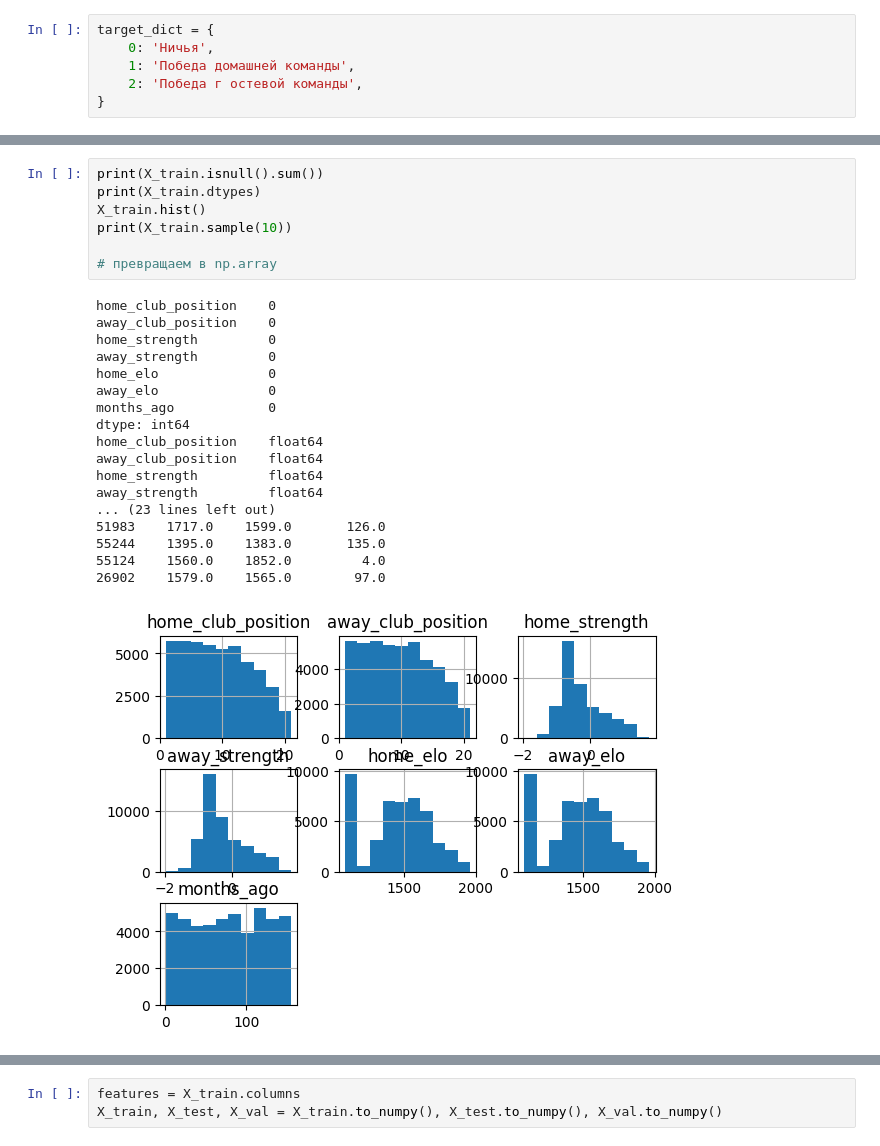
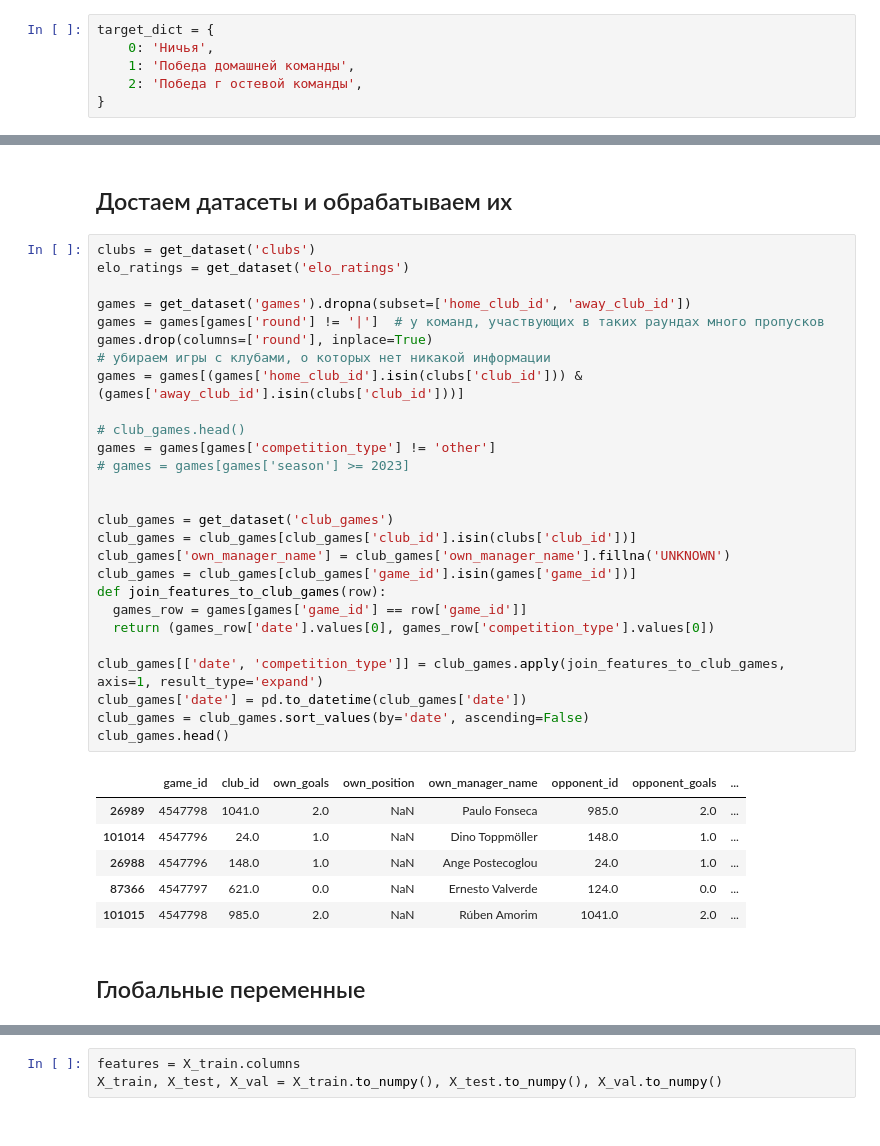
Before and after one commit to konstantin-larin/football-predictor, a Jupyter notebook: Football_Predictor_RCF.ipynb, the cells around one changed output, grey strips where cells are left out. Cells and saved outputs as stored; diff of their text form.

```diff
--- a/Football_Predictor_RCF.ipynb
+++ b/Football_Predictor_RCF.ipynb
@@ -804,26 +135,38 @@ get_object_for_predict, categorical_features, numerical_features, X_train, y_tra
-# %%
-print(X_train.isnull().sum())
-print(X_train.dtypes)
-X_train.hist()
-print(X_train.sample(10))
-
-# превращаем в np.array
-# %% [output]
-home_club_position    0
-away_club_position    0
-home_strength         0
-away_strength         0
-home_elo              0
-away_elo              0
-months_ago            0
-dtype: int64
-home_club_position    float64
-away_club_position    float64
-home_strength         float64
-away_strength         float64
-... (23 lines left out)
-51983    1717.0    1599.0       126.0
-55244    1395.0    1383.0       135.0
-55124    1560.0    1852.0         4.0
-26902    1579.0    1565.0        97.0
-[figure, removed]
+# %% [markdown]
+## Достаем датасеты и обрабатываем их
+# %%
+clubs = get_dataset('clubs')
+elo_ratings = get_dataset('elo_ratings')
+
+games = get_dataset('games').dropna(subset=['home_club_id', 'away_club_id'])
+games = games[games['round'] != '|']  # у команд, участвующих в таких раундах много пропусков
+games.drop(columns=['round'], inplace=True)
+# убираем игры с клубами, о которых нет никакой информации
+games = games[(games['home_club_id'].isin(clubs['club_id'])) & (games['away_club_id'].isin(clubs['club_id']))]
+
+# club_games.head()
+games = games[games['competition_type'] != 'other']
+# games = games[games['season'] >= 2023]
+
+
+club_games = get_dataset('club_games')
+club_games = club_games[club_games['club_id'].isin(clubs['club_id'])]
+club_games['own_manager_name'] = club_games['own_manager_name'].fillna('UNKNOWN')
+club_games = club_games[club_games['game_id'].isin(games['game_id'])]
+def join_features_to_club_games(row):
+  games_row = games[games['game_id'] == row['game_id']]
+  return (games_row['date'].values[0], games_row['competition_type'].values[0])
+
+club_games[['date', 'competition_type']] = club_games.apply(join_features_to_club_games, axis=1, result_type='expand')
+club_games['date'] = pd.to_datetime(club_games['date'])
+club_games = club_games.sort_values(by='date', ascending=False)
+club_games.head()
+# %% [output]
+|  | game_id | club_id | own_goals | own_position | own_manager_name | opponent_id | opponent_goals | ... |
+| 26989 | 4547798 | 1041.0 | 2.0 | NaN | Paulo Fonseca | 985.0 | 2.0 | ... |
+| 101014 | 4547796 | 24.0 | 1.0 | NaN | Dino Toppmöller | 148.0 | 1.0 | ... |
+| 26988 | 4547796 | 148.0 | 1.0 | NaN | Ange Postecoglou | 24.0 | 1.0 | ... |
+| 87366 | 4547797 | 621.0 | 0.0 | NaN | Ernesto Valverde | 124.0 | 0.0 | ... |
+| 101015 | 4547798 | 985.0 | 2.0 | NaN | Rúben Amorim | 1041.0 | 2.0 | ... |
+# %% [markdown]
+## Глобальные переменные
```
Also changed, not shown: parts of 49 cells of this notebook.
